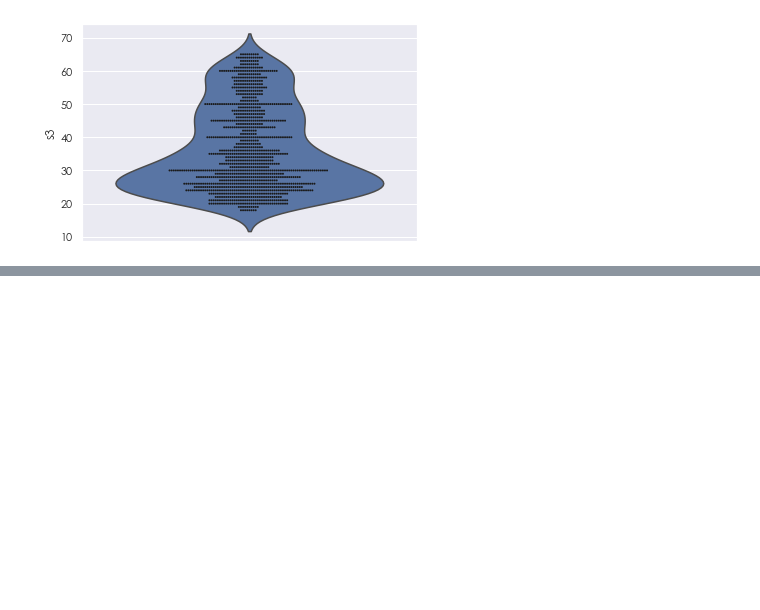
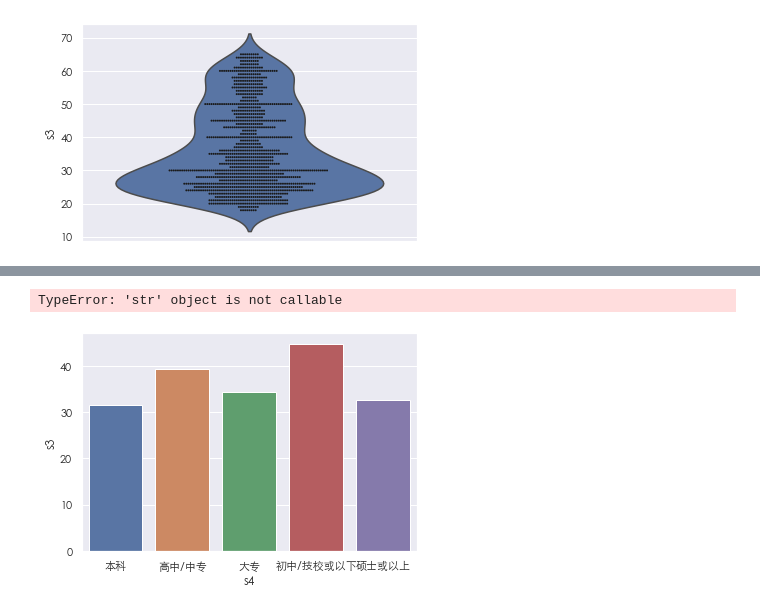
Before and after one commit to IamZY/DataAnalysis, a Jupyter notebook: pandas/Python数据可视化.ipynb, the cells around one changed output, grey strips where cells are left out. Cells and saved outputs as stored; diff of their text form; code cells hidden in the pictures; blank space fills up the shorter version.

```diff
--- a/pandas/Python数据可视化.ipynb
+++ b/pandas/Python数据可视化.ipynb
@@ -384,0 +395,7 @@ sns.swarmplot(y = ccss.s3,size = 2,color='k')
+# %%
+sns.barplot(x = ccss.s4,y = ccss.s3,ci = None)
+plt.xlabel("教育程度")
+plt.ylabel("年龄均值")
+# %% [output]
+TypeError: 'str' object is not callable
+[figure, added]
```
Also changed, not shown: parts of 99 cells of this notebook.
